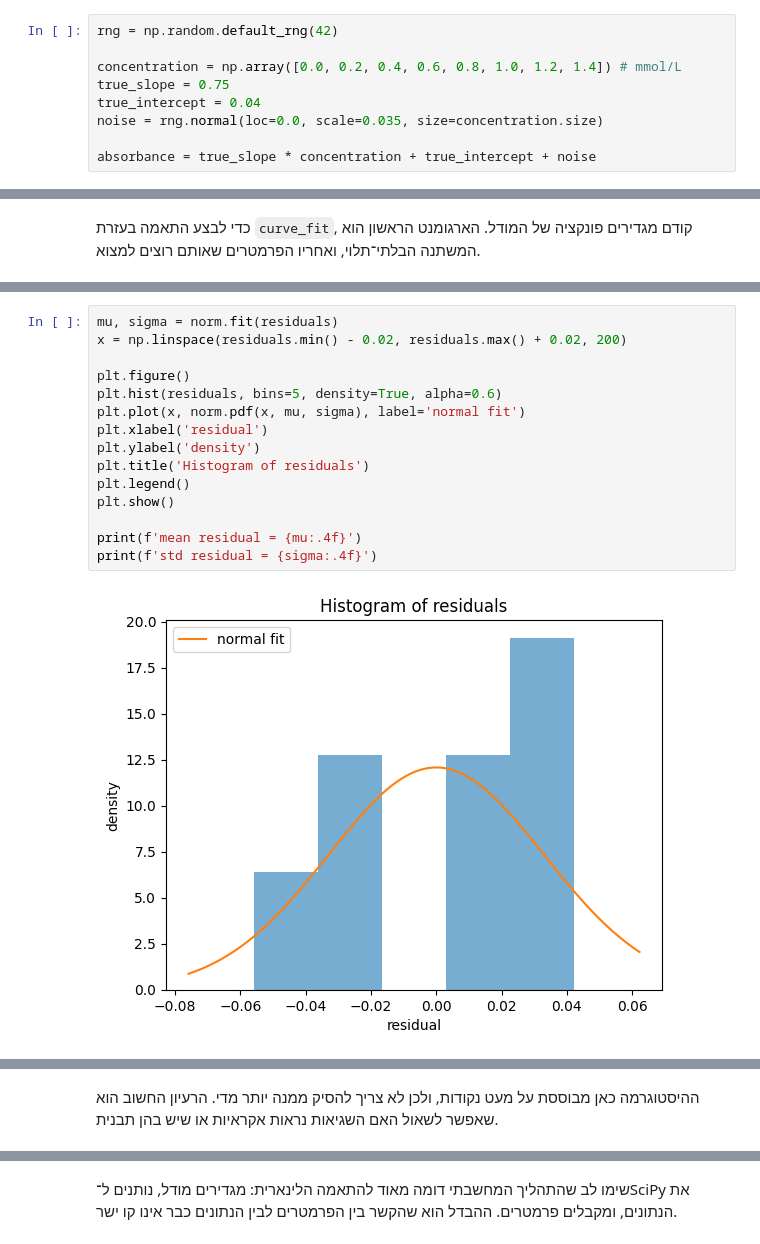
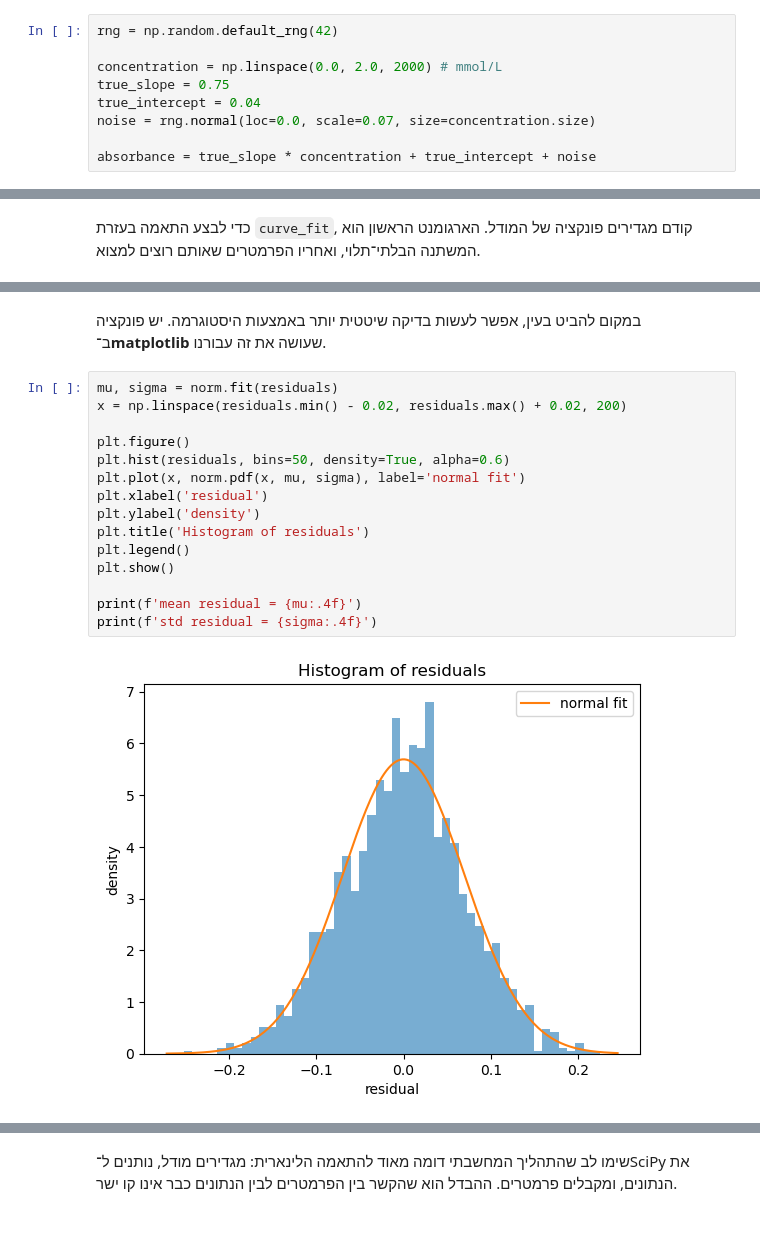
Before and after one commit to hag007/pyprog4chem, a Jupyter notebook: course/weeks/week_9/9_1_fitting_and_distributions.ipynb, the cells around one changed output, grey strips where cells are left out. Drawn from its saved outputs; the diff is of its cells as text.

```diff
--- a/course/weeks/week_9/9_1_fitting_and_distributions.ipynb
+++ b/course/weeks/week_9/9_1_fitting_and_distributions.ipynb
@@ -17,9 +21,9 @@ $$A = a c + b$$
 # %%
 rng = np.random.default_rng(42)
 
-concentration = np.array([0.0, 0.2, 0.4, 0.6, 0.8, 1.0, 1.2, 1.4]) # mmol/L
+concentration = np.linspace(0.0, 2.0, 2000) # mmol/L
 true_slope = 0.75
 true_intercept = 0.04
-noise = rng.normal(loc=0.0, scale=0.035, size=concentration.size)
+noise = rng.normal(loc=0.0, scale=0.07, size=concentration.size)
 
 absorbance = true_slope * concentration + true_intercept + noise
@@ -87,17 +97,19 @@ plt.show()
+# %% [markdown]
+במקום להביט בעין, אפשר לעשות בדיקה שיטטית יותר באמצעות היסטוגרמה. יש פונקציה ב־**matplotlib** שעושה את זה עבורנו.
 # %%
 mu, sigma = norm.fit(residuals)
 x = np.linspace(residuals.min() - 0.02, residuals.max() + 0.02, 200)
 
 plt.figure()
-plt.hist(residuals, bins=5, density=True, alpha=0.6)
+plt.hist(residuals, bins=50, density=True, alpha=0.6)
 plt.plot(x, norm.pdf(x, mu, sigma), label='normal fit')
 plt.xlabel('residual')
 plt.ylabel('density')
 plt.title('Histogram of residuals')
 plt.legend()
 plt.show()
 
 print(f'mean residual = {mu:.4f}')
 print(f'std residual = {sigma:.4f}')
 # %% [output]
-[figure, old version]
+[figure, new version]
@@ -106,3 +118 @@ std residual = 0.0330
-# %% [markdown]
-ההיסטוגרמה כאן מבוססת על מעט נקודות, ולכן לא צריך להסיק ממנה יותר מדי. הרעיון החשוב הוא שאפשר לשאול האם השגיאות נראות אקראיות או שיש בהן תבנית.
 # %% [markdown]
```
Also changed, not shown: parts of 15 cells of this notebook, 3 other files.
